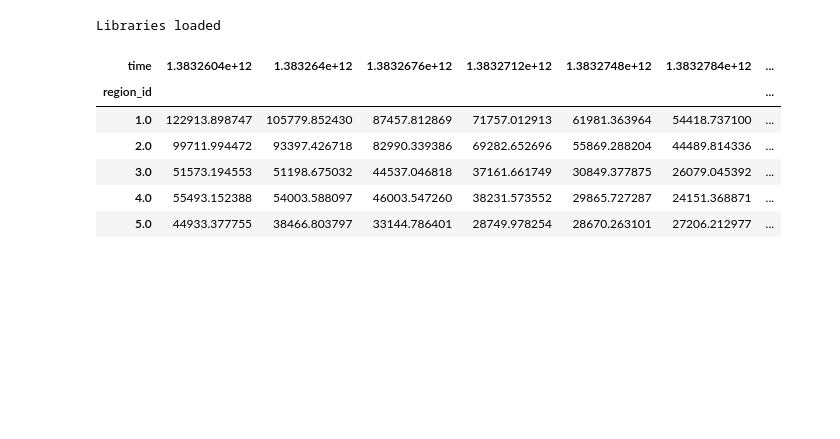
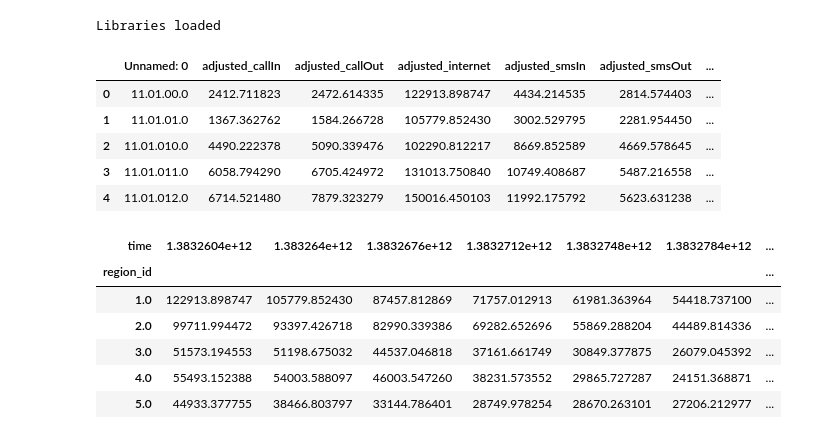
Before and after one commit to uwescience/DSSG2016-SensingTheCensus, a Jupyter notebook: src/notebooks/2016-07-27_Time-Series-Clustering.ipynb, the cells around one changed output. Saved outputs shown, nothing was run; the diff lists cells and outputs as text; code cells hidden in the pictures; blank space fills up the shorter version.

```diff
--- a/src/notebooks/2016-07-27_Time-Series-Clustering.ipynb
+++ b/src/notebooks/2016-07-27_Time-Series-Clustering.ipynb
@@ -25,8 +25,16 @@ print ("Libraries loaded")
 # %% [output]
 Libraries loaded
 # %%
-cdr = pd.read_csv('../../data/CDR/hash/cdr_time_raw.csv')
-cdr = cdr[['adjusted_callIn', 'adjusted_callOut', 'adjusted_internet', 'adjusted_smsIn', 'adjusted_smsOut', 'region_id', 'time']]
+cdr = pd.read_csv('../../data/CDR/hash/0727_region_time.csv')
+cdr.head()
+# cdr = cdr[['adjusted_callIn', 'adjusted_callOut', 'adjusted_internet', 'adjusted_smsIn', 'adjusted_smsOut', 'region_id', 'unique_time']]
+# %% [output]
+|  | Unnamed: 0 | adjusted_callIn | adjusted_callOut | adjusted_internet | adjusted_smsIn | adjusted_smsOut | ... |
+| 0 | 11.01.00.0 | 2412.711823 | 2472.614335 | 122913.898747 | 4434.214535 | 2814.574403 | ... |
+| 1 | 11.01.01.0 | 1367.362762 | 1584.266728 | 105779.852430 | 3002.529795 | 2281.954450 | ... |
+| 2 | 11.01.010.0 | 4490.222378 | 5090.339476 | 102290.812217 | 8669.852589 | 4669.578645 | ... |
+| 3 | 11.01.011.0 | 6058.794290 | 6705.424972 | 131013.750840 | 10749.408687 | 5487.216558 | ... |
+| 4 | 11.01.012.0 | 6714.521480 | 7879.323279 | 150016.450103 | 11992.175792 | 5623.631238 | ... |
 # %%
 internet = cdr.pivot(index='region_id', columns='time', values='adjusted_internet')
 # %%
```
Also changed, not shown: 2 other files.
